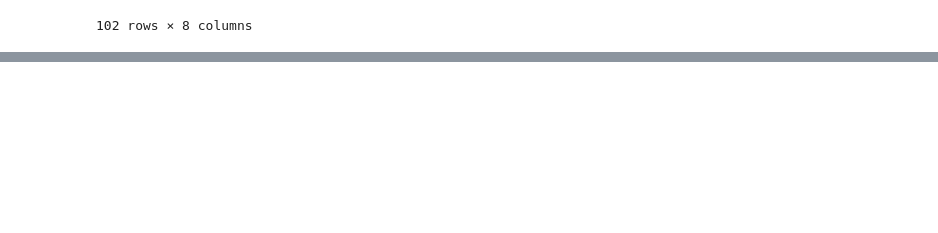
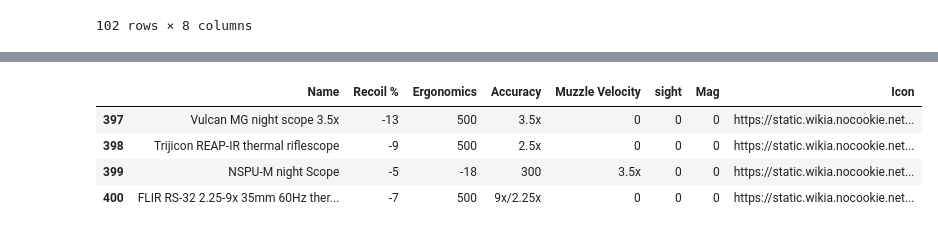
Before and after one commit to difonz/Tarkov-Gun-Mod, a Jupyter notebook: Data/GunDatasheet.ipynb, the cells around one changed output, grey strips where cells are left out. Cells and saved outputs as stored; diff of their text form; code cells hidden in the pictures; blank space fills up the shorter version.

```diff
--- a/Data/GunDatasheet.ipynb
+++ b/Data/GunDatasheet.ipynb
@@ -502,0 +575,8 @@ FlashHiders
+# %%
+SpecialScope
+# %% [output]
+|  | Name | Recoil % | Ergonomics | Accuracy | Muzzle Velocity | sight | Mag | Icon |
+| 397 | Vulcan MG night scope 3.5x | -13 | 500 | 3.5x | 0 | 0 | 0 | https://static.wikia.nocookie.net... |
+| 398 | Trijicon REAP-IR thermal riflescope | -9 | 500 | 2.5x | 0 | 0 | 0 | https://static.wikia.nocookie.net... |
+| 399 | NSPU-M night Scope | -5 | -18 | 300 | 3.5x | 0 | 0 | https://static.wikia.nocookie.net... |
+| 400 | FLIR RS-32 2.25-9x 35mm 60Hz ther... | -7 | 500 | 9x/2.25x | 0 | 0 | 0 | https://static.wikia.nocookie.net... |
```
Also changed, not shown: parts of 3 cells of this notebook.
